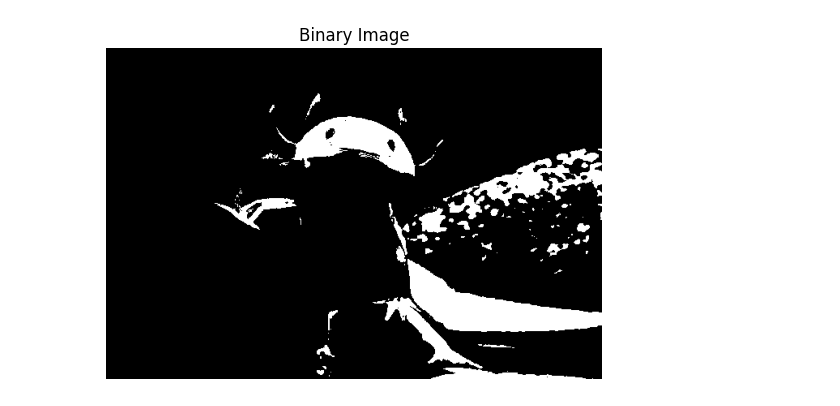
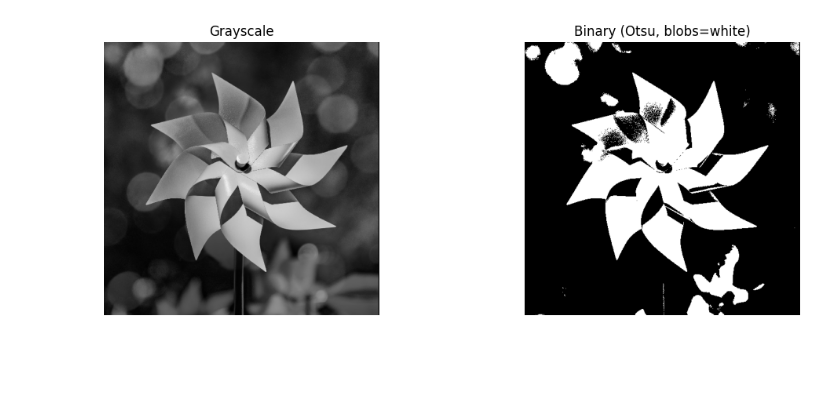
Before and after one commit to ItsTatsuya/Digital-Image-Video-Processing-Lab, a Jupyter notebook: Set-3/Question-7/qn7.ipynb, the cells around one changed output. Saved outputs shown, nothing was run; the diff lists cells and outputs as text; code cells hidden in the pictures; blank space fills up the shorter version.

```diff
--- a/Set-3/Question-7/qn7.ipynb
+++ b/Set-3/Question-7/qn7.ipynb
@@ -6,14 +5,39 @@ from scipy import ndimage
 # %%
-image_path = '../../input.jpg'
+image_path = '../../edge_detection.png'
 image_color = cv2.imread(image_path)
+
+# Fallback: synthetic non-overlapping blobs if no input
+if image_color is None:
+    H, W = 256, 256
+    image_color = np.zeros((H, W, 3), dtype=np.uint8)
+    centers = [(64, 64), (64, 192), (192, 64), (192, 192), (128, 128)]
+    radii = [25, 20, 30, 22, 28]
+    intensities = [60, 120, 180, 90, 200]
+    for (cy, cx), r, val in zip(centers, radii, intensities):
+        cv2.circle(image_color, (cx, cy), r, (val, val, val), -1)
+
 image = cv2.cvtColor(image_color, cv2.COLOR_BGR2GRAY)
 
-_, binary = cv2.threshold(image, 127, 255, cv2.THRESH_BINARY)
+# Otsu to get binary blobs
+_, binary = cv2.threshold(image, 0, 255, cv2.THRESH_BINARY + cv2.THRESH_OTSU)
 
+# Ensure blobs are white (foreground). If most of the image is white, invert.
+H, W = image.shape
+white_ratio = np.count_nonzero(binary) / float(H * W)
+if white_ratio > 0.5:
+    binary = 255 - binary
+
+plt.figure(figsize=(12,4))
+plt.subplot(1,2,1)
+plt.imshow(image, cmap='gray')
+plt.title('Grayscale')
+plt.axis('off')
+plt.subplot(1,2,2)
 plt.imshow(binary, cmap='gray')
-plt.title('Binary Image')
+plt.title('Binary (Otsu, blobs=white)')
 plt.axis('off')
+plt.tight_layout()
 plt.show()
 # %% [output]
-[figure, old version]
+[figure, new version]
 # %%
```
Also changed, not shown: parts of 3 cells of this notebook.
